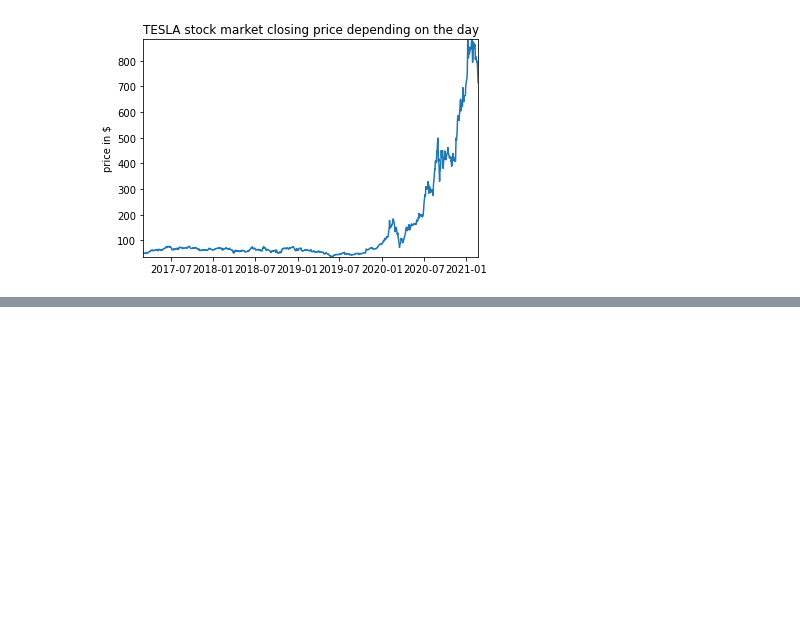
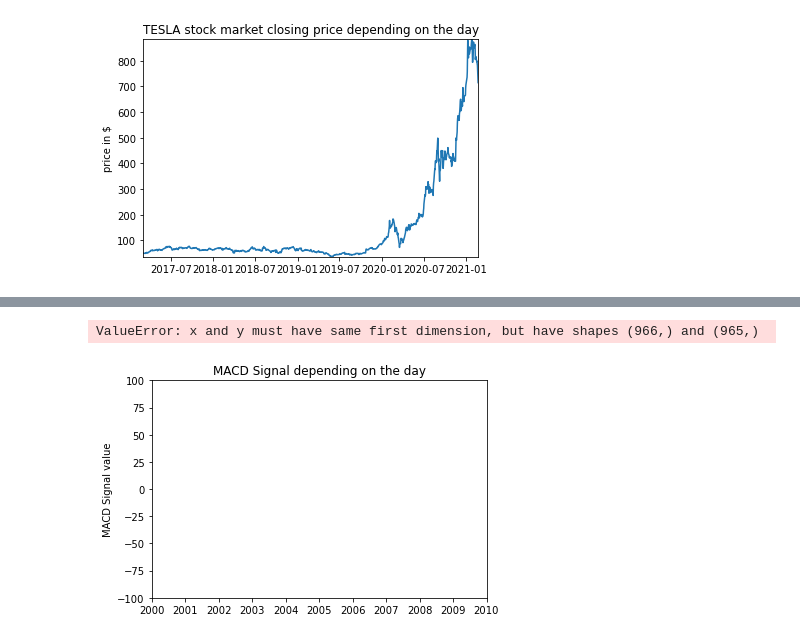
Before and after one commit to Unf0rgiv3n/MACD-Moving-Average-Convergence-Divergence, a Jupyter notebook: MACD.ipynb, the cells around one changed output, grey strips where cells are left out. Drawn from its saved outputs; the diff is of its cells as text; code cells hidden in the pictures; blank space fills up the shorter version.

```diff
--- a/MACD.ipynb
+++ b/MACD.ipynb
@@ -46,0 +58,11 @@ def EMA(period):
+# %%
+fig, ax3 = plt.subplots()
+ax3.set_ylim([-100,100])
+fixed_dates = fixed_dates[:965]
+MACD_signal = []
+for i in range(1, 966):
+    MACD_signal.append(EMA(9, i, MACD))
+plot(fixed_dates, MACD_signal, ax3, 'MACD Signal depending on the day', 'MACD Signal value')
+# %% [output]
+ValueError: x and y must have same first dimension, but have shapes (966,) and (965,)
+[figure, added]
```
Also changed, not shown: parts of 2 cells of this notebook.
